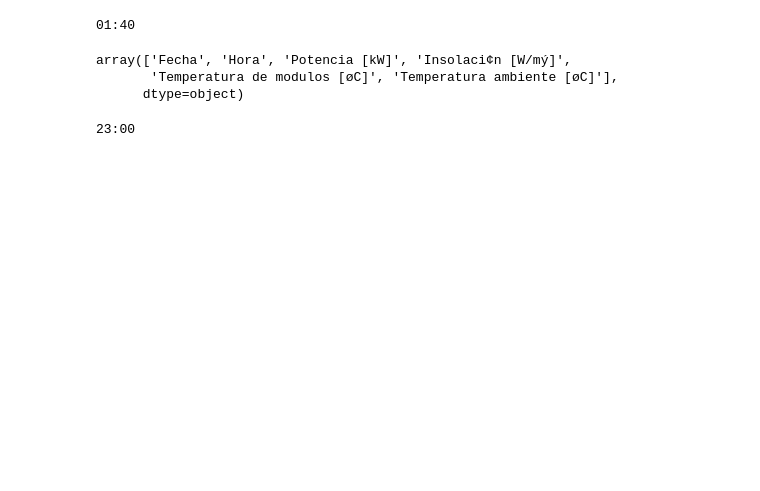
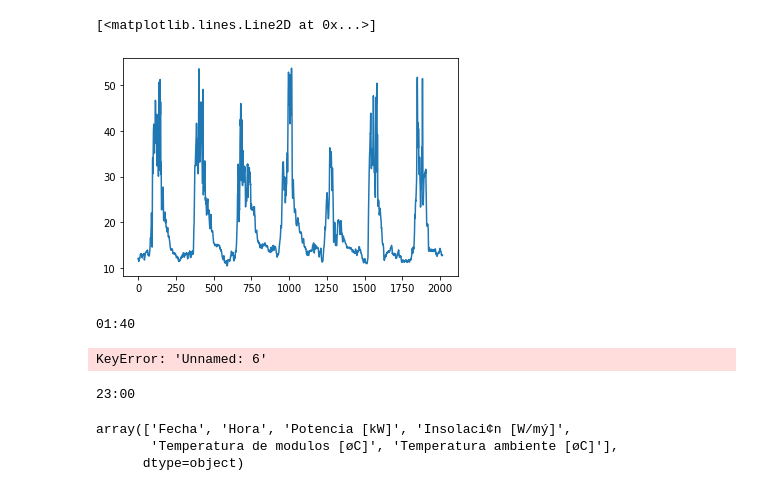
Before and after one commit to only-Robin/Proyecto-Electronica, a Jupyter notebook: Manejo datos planta.ipynb, the cells around one changed output. Saved outputs shown, nothing was run; the diff lists cells and outputs as text; code cells hidden in the pictures; blank space fills up the shorter version.

```diff
--- a/Manejo datos planta.ipynb
+++ b/Manejo datos planta.ipynb
@@ -24,3 +34,8 @@ oct1
+# %%
+plt.plot(oct1['Temperatura de modulos [C]'])
+# %% [output]
+[<matplotlib.lines.Line2D at 0x...>]
+[figure, added]
 # %%
 from datetime import datetime
 #Función para obtener el ghmes en cada dato
@@ -34,9 +49,3 @@ def hora(h):
 print(hora(oct1.iloc[20][1]))
 # %% [output]
 01:40
-# %%
-oct1.columns.values
-# %% [output]
-array(['Fecha', 'Hora', 'Potencia [kW]', 'Insolaci¢n [W/mý]',
-       'Temperatura de modulos [øC]', 'Temperatura ambiente [øC]'],
-      dtype=object)
@@ -43,6 +56,17 @@ array(['Fecha', 'Hora', 'Potencia [kW]', 'Insolaci¢n [W/mý]',
+# %%
+oct1['Temperatura Ambiente [C]']=oct1['Unnamed: 6']
+oct1 = oct1.drop('Unnamed: 6',axis=1)
+# %% [output]
+KeyError: 'Unnamed: 6'
 # %%
 pr = pd.read_csv('Semana-1-7.csv',encoding= 'unicode_escape',error_bad_lines=False)
 # %%
 print(hora(pr.iloc[276][1]))
 # %% [output]
 23:00
+# %%
+oct1.columns.values
+# %% [output]
+array(['Fecha', 'Hora', 'Potencia [kW]', 'Insolaci¢n [W/mý]',
+       'Temperatura de modulos [øC]', 'Temperatura ambiente [øC]'],
+      dtype=object)
```
Also changed, not shown: parts of 6 cells of this notebook, 4 other files.
